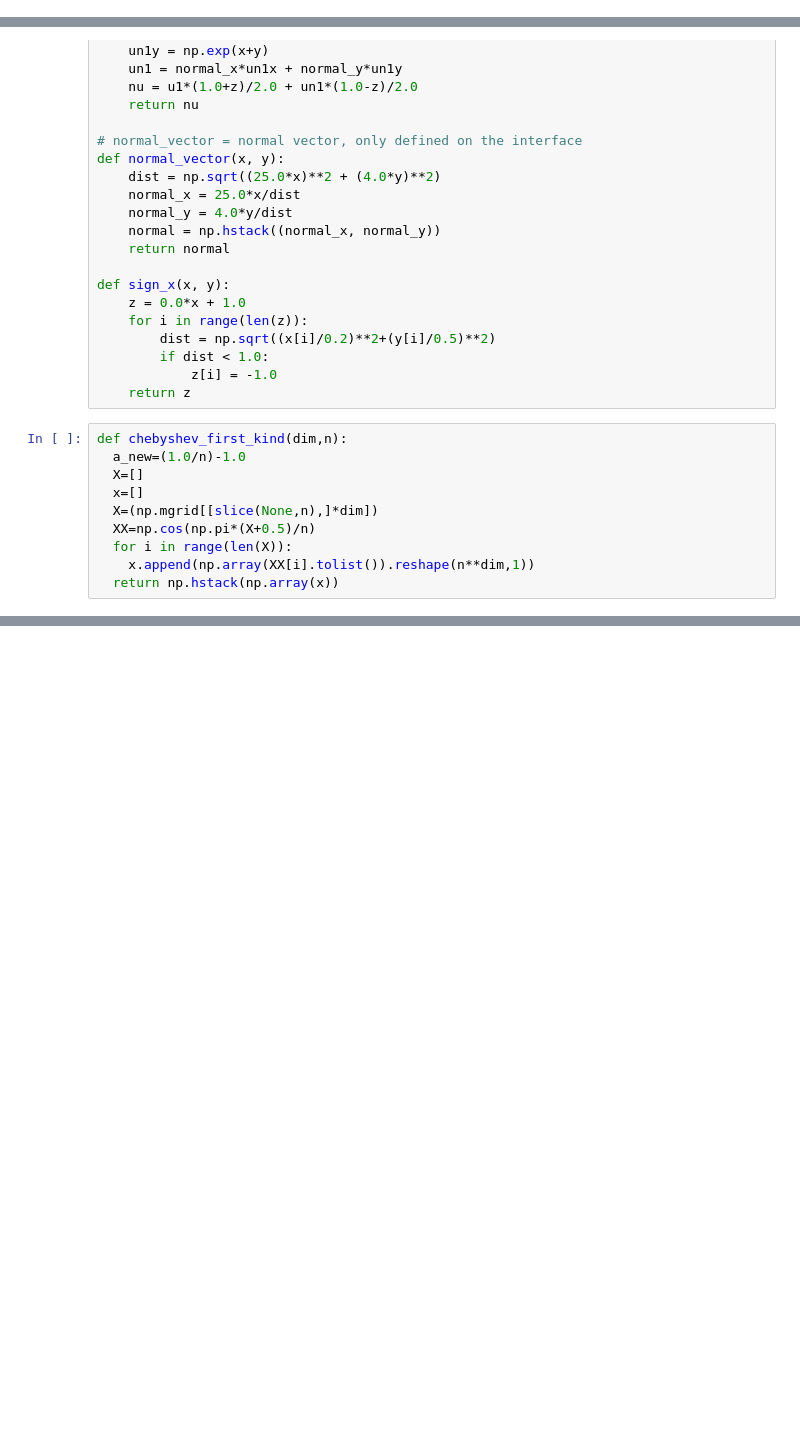
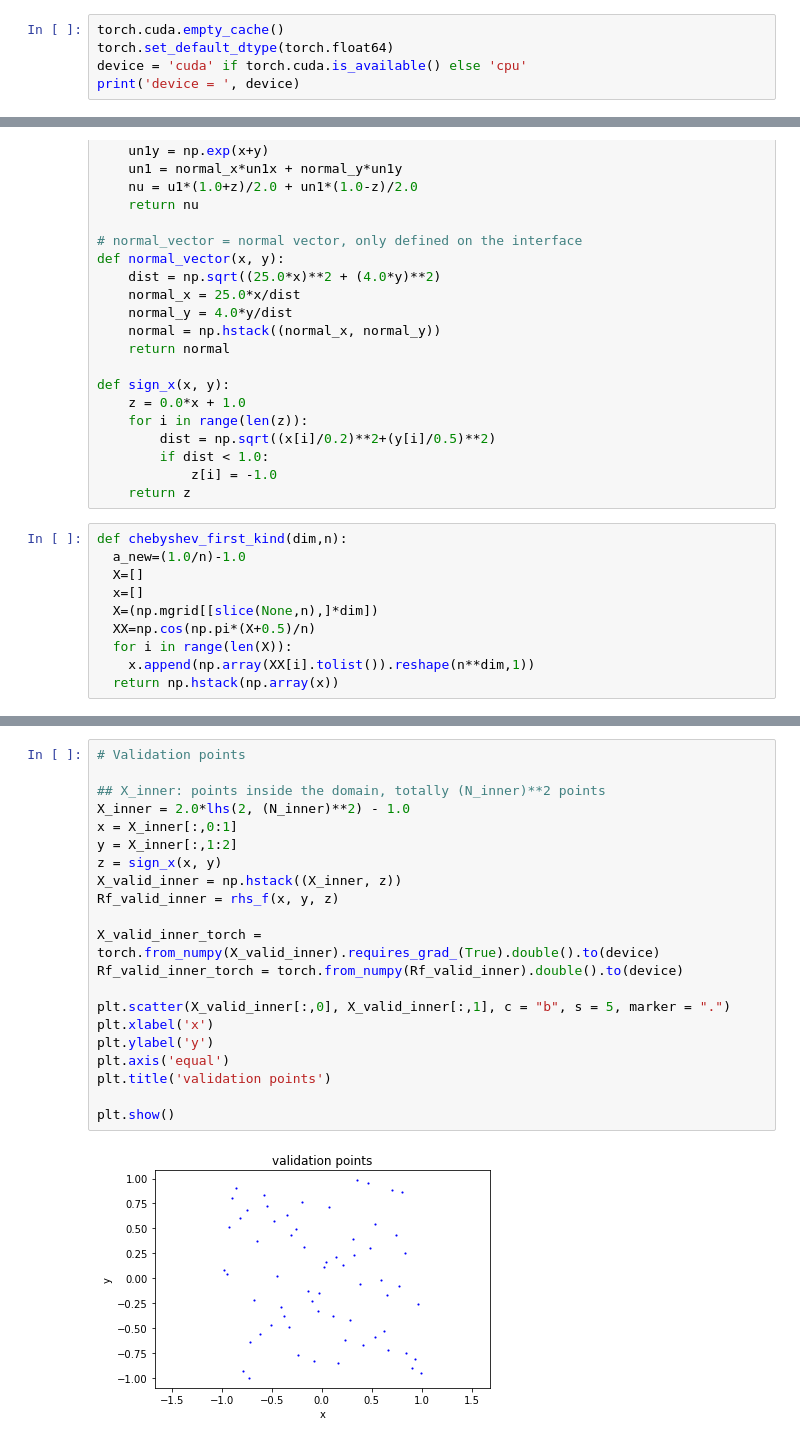
Before and after one commit to teshenglin/DCSNN, a Jupyter notebook: python/DCSNN_EX1_LM_Chebyshev.ipynb, the cells around one changed output, grey strips where cells are left out. Drawn from its saved outputs; the diff is of its cells as text; blank space fills up the shorter version.

```diff
--- a/python/DCSNN_EX1_LM_Chebyshev.ipynb
+++ b/python/DCSNN_EX1_LM_Chebyshev.ipynb
@@ -14,0 +17,5 @@ torch.set_default_dtype(torch.float64)
+# %%
+torch.cuda.empty_cache()
+torch.set_default_dtype(torch.float64)
+device = 'cuda' if torch.cuda.is_available() else 'cpu'
+print('device = ', device)
@@ -202,3 +251,26 @@ Unj_ij = beta_plus*normal_u(x_ij, y_ij, 0.0*x_ij+1.0) - normal_u(x_ij, y_ij, 0.0
+# %%
+# Validation points
+
+## X_inner: points inside the domain, totally (N_inner)**2 points
+X_inner = 2.0*lhs(2, (N_inner)**2) - 1.0
+x = X_inner[:,0:1]
+y = X_inner[:,1:2]
+z = sign_x(x, y)
+X_valid_inner = np.hstack((X_inner, z))
+Rf_valid_inner = rhs_f(x, y, z)
+
+X_valid_inner_torch = torch.from_numpy(X_valid_inner).requires_grad_(True).double().to(device)
+Rf_valid_inner_torch = torch.from_numpy(Rf_valid_inner).double().to(device)
+
+plt.scatter(X_valid_inner[:,0], X_valid_inner[:,1], c = "b", s = 5, marker = ".")
+plt.xlabel('x')
+plt.ylabel('y')
+plt.axis('equal')
+plt.title('validation points')
+
+plt.show()
+# %% [output]
+[figure, added]
 # %%
 # single-layer model
 model = Plain(3, 20, 1).to(device)
```
Also changed, not shown: parts of 14 cells of this notebook, 3 other files.
